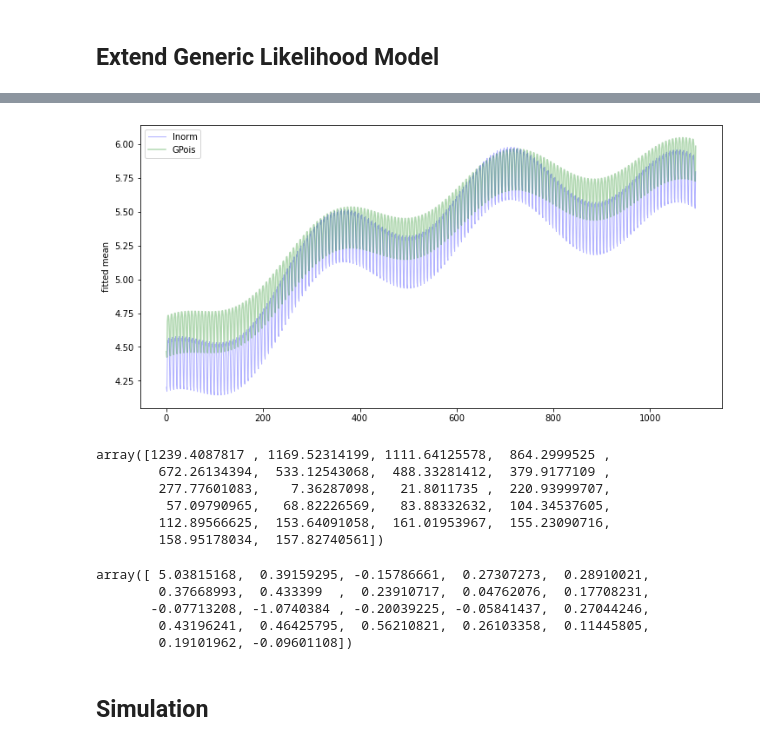
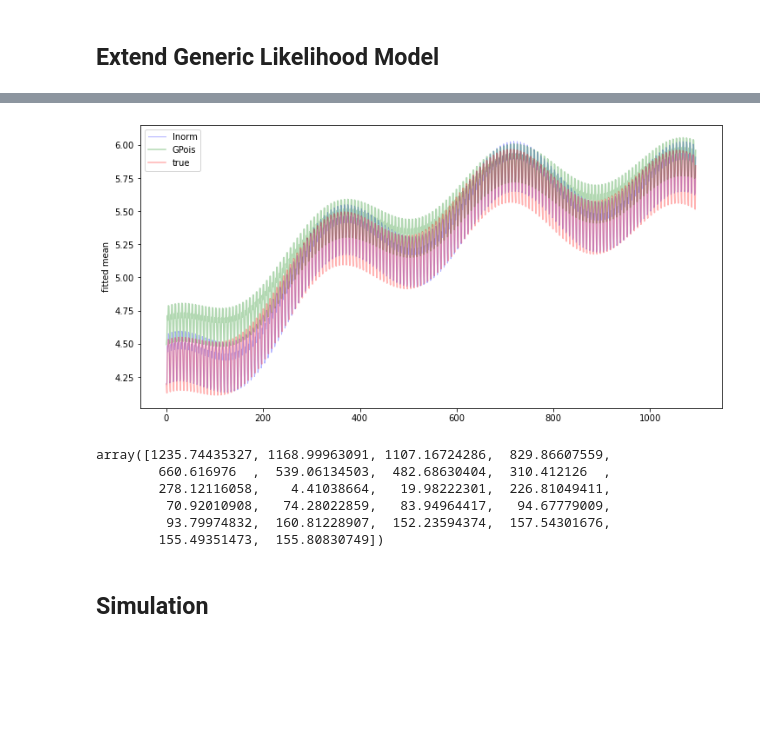
Before and after one commit to eastonhuch/discrete-lognormal-mle, a Jupyter notebook: LikelihoodModel.ipynb, the cells around one changed output, grey strips where cells are left out. Drawn from its saved outputs; the diff is of its cells as text; code cells hidden in the pictures; blank space fills up the shorter version.

```diff
--- a/LikelihoodModel.ipynb
+++ b/LikelihoodModel.ipynb
@@ -154,7 +154,7 @@ class MyLatentNormal(GenericLikelihoodModel):
         alph_alt = alph.copy()
 #         alph_alt[0] = 0.
 
-        grad_beta = -(kappa_0 / sigma) @ X - penalty*2 * beta_alt
+        grad_beta = -(kappa_0 / sigma) @ X - self.penalty*2 * beta_alt
         grad_alph = -kappa_1 @ X - self.penalty*2 * alph_alt
 
         return np.append(grad_beta, grad_alph)
@@ -192,6 +192,9 @@ class MyLatentNormal(GenericLikelihoodModel):
     def predict(self, params, exog=None, n=1000):
         if exog is None:
             X = self.exog
+        else:
+            X = exog
+
         beta = params[:11] #first 11 are for mu
         alph = params[11:] #last 11 are for sigma
         mu = (np.dot(X, beta))
@@ -223,8 +226,8 @@ def fittedmean(res):
 def fittedvar(res):
     return pd.Series(np.exp(res.exog @ res.params[11:]))
 
-def mse(res, y):
-    r = y - res.predict()
+def mse(yhat, y):
+    r = y - yhat
     return np.mean(r**2)
 # %%
 names = list(data.x_df)
@@ -233,11 +236,11 @@ names_alpha = [s + "_alpha" for s in names]
 np.seterr(divide = 'warn')
 np.seterr(invalid= 'warn')
 
-start_params = 0.001 * np.ones(22)
-start_params[:11] = pois_res.params[:11]
+start_params = 0. * np.ones(22)
+start_params[:11] = gpois_res.params[:11]
 mod = MyLatentNormal(data.y, data.x_df, extra_params_names=names_alpha)
 
-mod_res = mod.fit(method = "bfgs", start_params = start_params, maxiter=100, penalty=1e-4)
+mod_res = mod.fit(method = "ncg", start_params = start_params, maxiter=100, penalty=1e-4)
 print(mod_res.summary())
 print(f"True Beta: {data.beta}")
 print(f"True Alpha: {data.alpha}")
@@ -311,21 +294,22 @@ plt.show()
 # %%
 fittedmean(mod_res).plot(alpha = 0.3, color = "blue", linewidth = 1, label = "lnorm")
 gpois_res.fittedvalues.plot(alpha = 0.3, color = "green", label = "GPois")
+plt.plot(data.mu, alpha = 0.3, color = "red", label = "true")
 plt.legend()
 plt.ylabel("fitted mean")
 plt.show()
 # %% [output]
-[figure, old version]
+[figure, new version]
 # %%
 # Negative Hessian is PD at optimal values
 starting_vals = np.array([ 5., 0.4, -0.17, 0.33, 0.36, 0.4, 0.39, 0.26, 0.07, 0.2, -0.1, -1., -0.2, -0.03, 0.33, 0.36, 0.4, 0.39, 0.26, 0.07, 0.16, -0.05])
 starting_vals = np.array([ 5., 0.4, -0.17, 0.33, 0.36, 0.4, 0.39, 0.26, 0.07, 0.2, -0.1, 0, 0, 0, 0, 0, 0, 0, 0, 0, 0, 0])
 np.linalg.eigvals(-mod.hessian(starting_vals))
 # %% [output]
-array([1239.4087817 , 1169.52314199, 1111.64125578,  864.2999525 ,
-        672.26134394,  533.12543068,  488.33281412,  379.9177109 ,
-        277.77601083,    7.36287098,   21.8011735 ,  220.93999707,
-         57.09790965,   68.82226569,   83.88332632,  104.34537605,
-        112.89566625,  153.64091058,  161.01953967,  155.23090716,
-        158.95178034,  157.82740561])
+array([1235.74435327, 1168.99963091, 1107.16724286,  829.86607559,
+        660.616976  ,  539.06134503,  482.68630404,  310.412126  ,
+        278.12116058,    4.41038664,   19.98222301,  226.81049411,
+         70.92010908,   74.28022859,   83.94964417,   94.67779009,
+         93.79974832,  160.81228907,  152.23594374,  157.54301676,
+        155.49351473,  155.80830749])
 # %%
@@ -335,11 +319,5 @@ with warnings.catch_warnings():
 # %%
-bs[0] #mean estimates
+# bs[0] #mean estimates
-# %% [output]
-array([ 5.03815168,  0.39159295, -0.15786661,  0.27307273,  0.28910021,
-        0.37668993,  0.433399  ,  0.23910717,  0.04762076,  0.17708231,
-       -0.07713208, -1.0740384 , -0.20039225, -0.05841437,  0.27044246,
-        0.43196241,  0.46425795,  0.56210821,  0.26103358,  0.11445805,
-        0.19101962, -0.09601108])
 # %% [markdown]
 ## Simulation
 # %%
```
Also changed, not shown: parts of 17 cells of this notebook.
